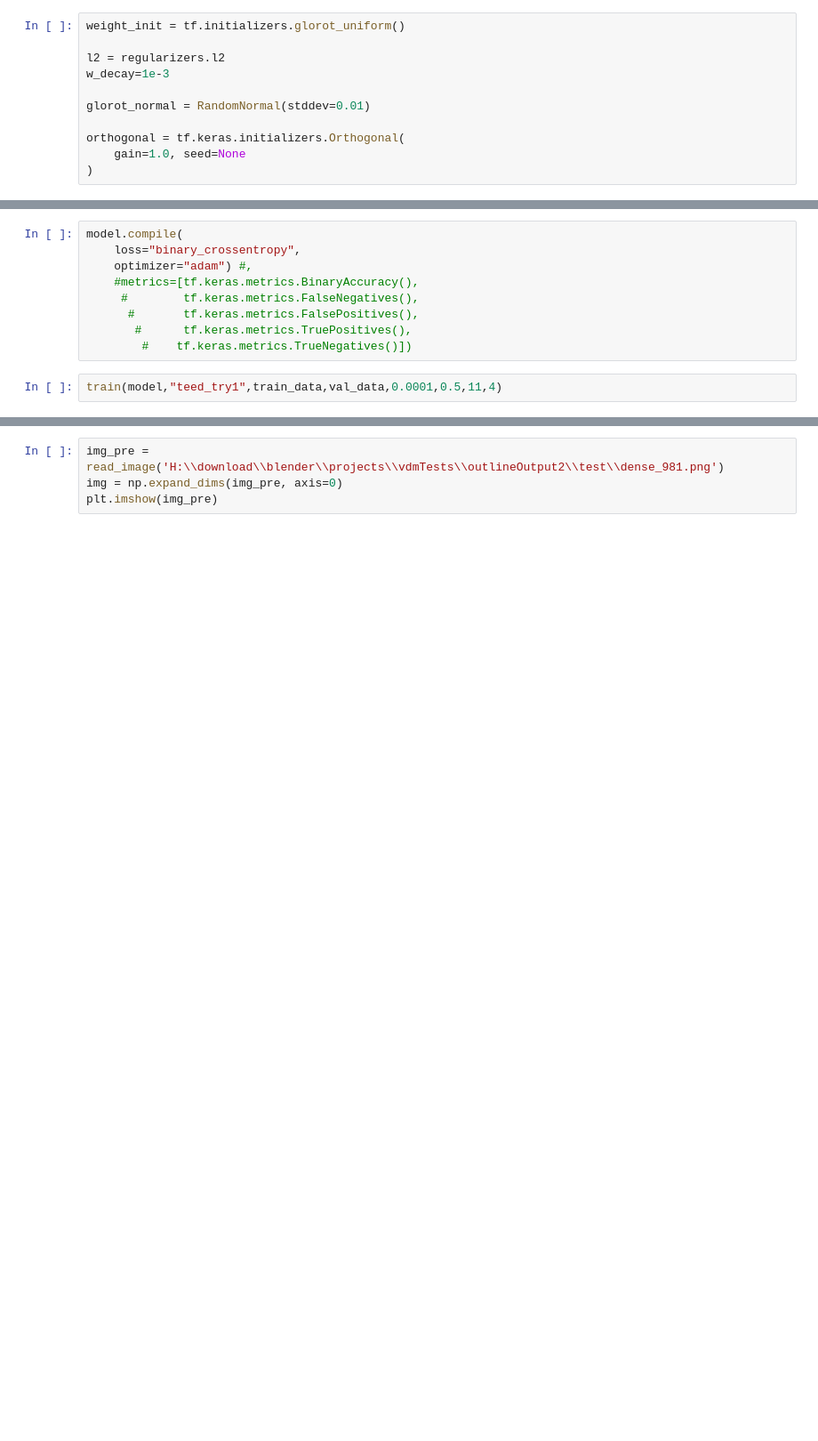
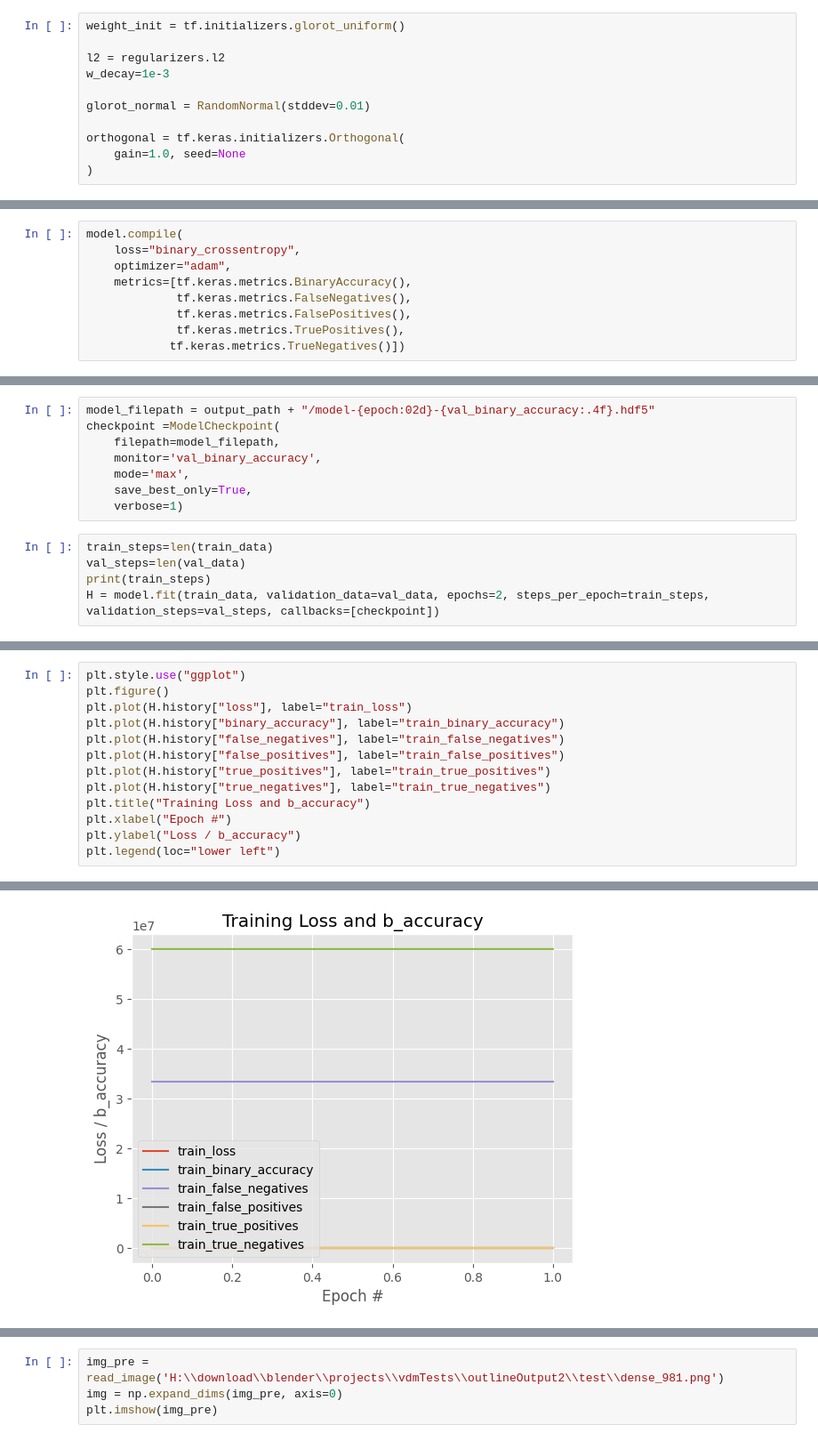
Before and after one commit to tomaszjacek/deepLearning, a Jupyter notebook: teed/teed_implementation_v3.ipynb, the cells around one changed output, grey strips where cells are left out. Shown: that part at 89% size. Drawn from its saved outputs; the diff is of its cells as text; blank space fills up the shorter version.

```diff
--- a/teed/teed_implementation_v3.ipynb
+++ b/teed/teed_implementation_v3.ipynb
@@ -276,11 +281,9 @@ ________________________________________________________________________________
 # %%
 model.compile(
     loss="binary_crossentropy",
-    optimizer="adam") #,
-    #metrics=[tf.keras.metrics.BinaryAccuracy(),
-     #        tf.keras.metrics.FalseNegatives(),
-      #       tf.keras.metrics.FalsePositives(),
-       #      tf.keras.metrics.TruePositives(),
-        #    tf.keras.metrics.TrueNegatives()])
+    optimizer="adam",
+    metrics=[tf.keras.metrics.BinaryAccuracy(),
+             tf.keras.metrics.FalseNegatives(),
+             tf.keras.metrics.FalsePositives(),
+             tf.keras.metrics.TruePositives(),
+            tf.keras.metrics.TrueNegatives()])
-# %%
-train(model,"teed_try1",train_data,val_data,0.0001,0.5,11,4)
@@ -295,0 +290,13 @@ KeyboardInterrupt:
+# %%
+model_filepath = output_path + "/model-{epoch:02d}-{val_binary_accuracy:.4f}.hdf5"
+checkpoint =ModelCheckpoint(
+    filepath=model_filepath,
+    monitor='val_binary_accuracy',
+    mode='max',
+    save_best_only=True,
+    verbose=1)
+# %%
+train_steps=len(train_data)
+val_steps=len(val_data)
+print(train_steps)
+H = model.fit(train_data, validation_data=val_data, epochs=2, steps_per_epoch=train_steps, validation_steps=val_steps, callbacks=[checkpoint])
@@ -295,0 +315,14 @@ KeyboardInterrupt:
+# %%
+plt.style.use("ggplot")
+plt.figure()
+plt.plot(H.history["loss"], label="train_loss")
+plt.plot(H.history["binary_accuracy"], label="train_binary_accuracy")
+plt.plot(H.history["false_negatives"], label="train_false_negatives")
+plt.plot(H.history["false_positives"], label="train_false_positives")
+plt.plot(H.history["true_positives"], label="train_true_positives")
+plt.plot(H.history["true_negatives"], label="train_true_negatives")
+plt.title("Training Loss and b_accuracy")
+plt.xlabel("Epoch #")
+plt.ylabel("Loss / b_accuracy")
+plt.legend(loc="lower left")
+# %% [output]
@@ -295,0 +330 @@ KeyboardInterrupt:
+[figure, added]
```
Also changed, not shown: parts of 12 cells of this notebook.
